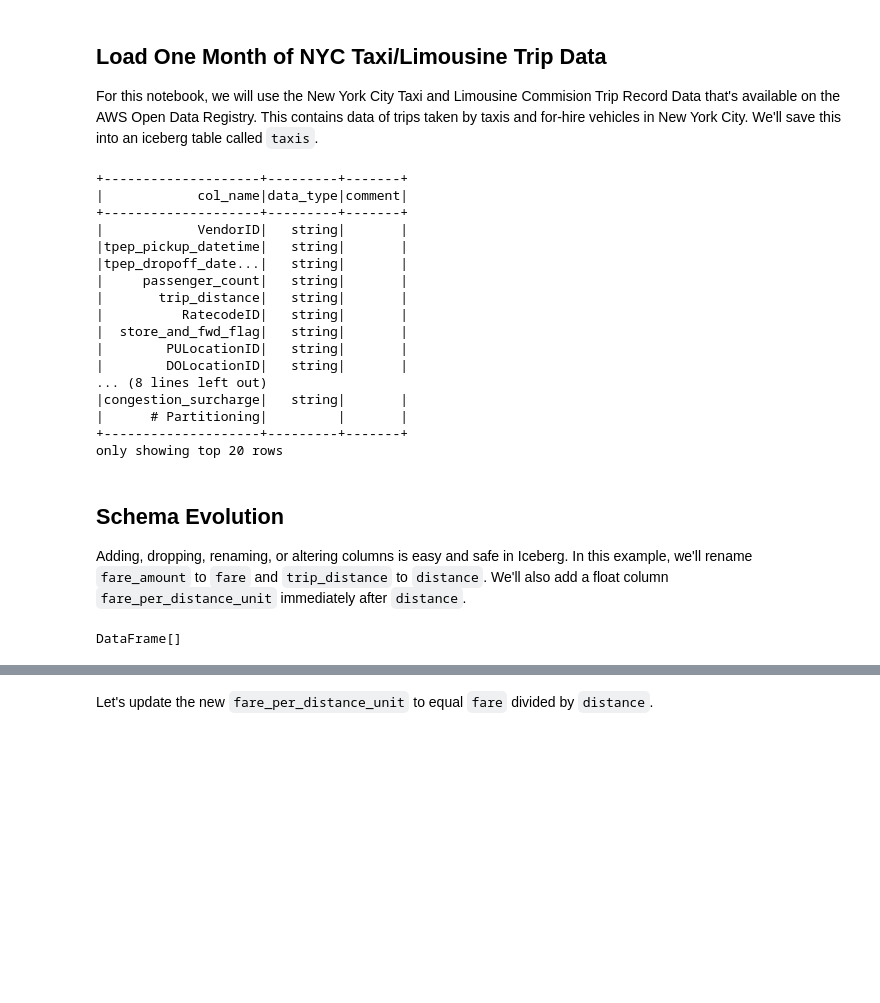
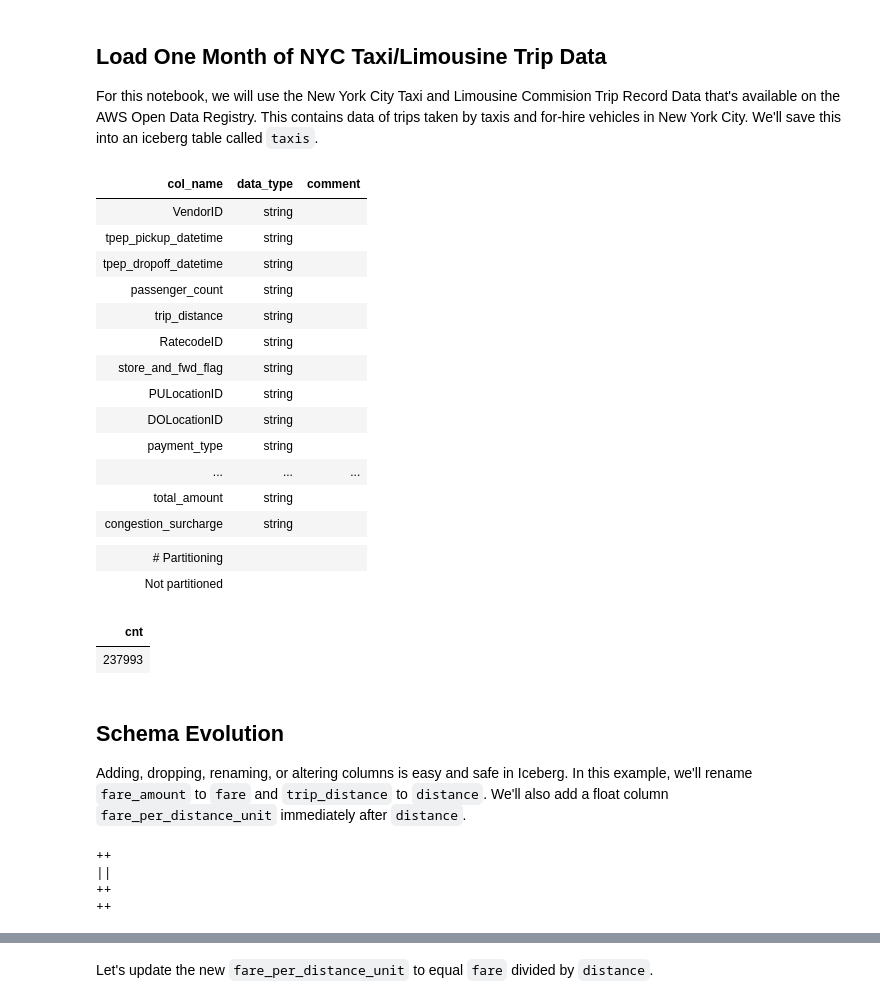
Before and after one commit to tabular-io/docker-spark-iceberg, a Jupyter notebook: notebooks/Iceberg - Getting Started.ipynb, the cells around one changed output, grey strips where cells are left out. Cells and saved outputs as stored; diff of their text form; code cells hidden in the pictures; blank space fills up the shorter version.

```diff
--- a/notebooks/Iceberg - Getting Started.ipynb
+++ b/notebooks/Iceberg - Getting Started.ipynb
@@ -13,41 +13,47 @@ For this notebook, we will use the New York City Taxi and Limousine Commision Tr
 # %%
 df = spark.read.option("header", True).csv("/home/iceberg/data/yellow_tripdata_2020-04.csv")
 df.write.saveAsTable("taxis")
-spark.sql("DESCRIBE TABLE taxis").show()
-# %% [output]
-+--------------------+---------+-------+
-|            col_name|data_type|comment|
-+--------------------+---------+-------+
-|            VendorID|   string|       |
-|tpep_pickup_datetime|   string|       |
-|tpep_dropoff_date...|   string|       |
-|     passenger_count|   string|       |
-|       trip_distance|   string|       |
-|          RatecodeID|   string|       |
-|  store_and_fwd_flag|   string|       |
-|        PULocationID|   string|       |
-|        DOLocationID|   string|       |
-... (8 lines left out)
-|congestion_surcharge|   string|       |
-|      # Partitioning|         |       |
-+--------------------+---------+-------+
-only showing top 20 rows
+# %%
+%%sql
+
+DESCRIBE TABLE taxis
+# %% [output]
+| col_name | data_type | comment |
+| VendorID | string |  |
+| tpep_pickup_datetime | string |  |
+| tpep_dropoff_datetime | string |  |
+| passenger_count | string |  |
+| trip_distance | string |  |
+| RatecodeID | string |  |
+| store_and_fwd_flag | string |  |
+| PULocationID | string |  |
+| DOLocationID | string |  |
+| payment_type | string |  |
+| ... | ... | ... |
+| total_amount | string |  |
+| congestion_surcharge | string |  |
+|  |  |  |
+| # Partitioning |  |  |
+| Not partitioned |  |  |
+# %%
+%%sql
+
+SELECT COUNT(*) as cnt
+FROM taxis
+# %% [output]
+| cnt |
+| 237993 |
 # %% [markdown]
 ## Schema Evolution
 
 Adding, dropping, renaming, or altering columns is easy and safe in Iceberg. In this example, we'll rename `fare_amount` to `fare` and `trip_distance` to `distance`. We'll also add a float column `fare_per_distance_unit` immediately after `distance`.
-# %%
-spark.sql("""
-    ALTER TABLE taxis
-    RENAME COLUMN fare_amount TO fare
-""")
-spark.sql("""
-    ALTER TABLE taxis
-    RENAME COLUMN trip_distance TO distance
-""")
-spark.sql("""
-    ALTER TABLE taxis
-    ADD COLUMN fare_per_distance_unit float AFTER distance
-""")
-# %% [output]
-DataFrame[]
+# %%
+%%sql
+
+ALTER TABLE taxis
+RENAME COLUMN fare_amount TO fare
+# %% [output]
+++
+||
+++
+++
```
Also changed, not shown: parts of 17 cells of this notebook, 3 other files.
